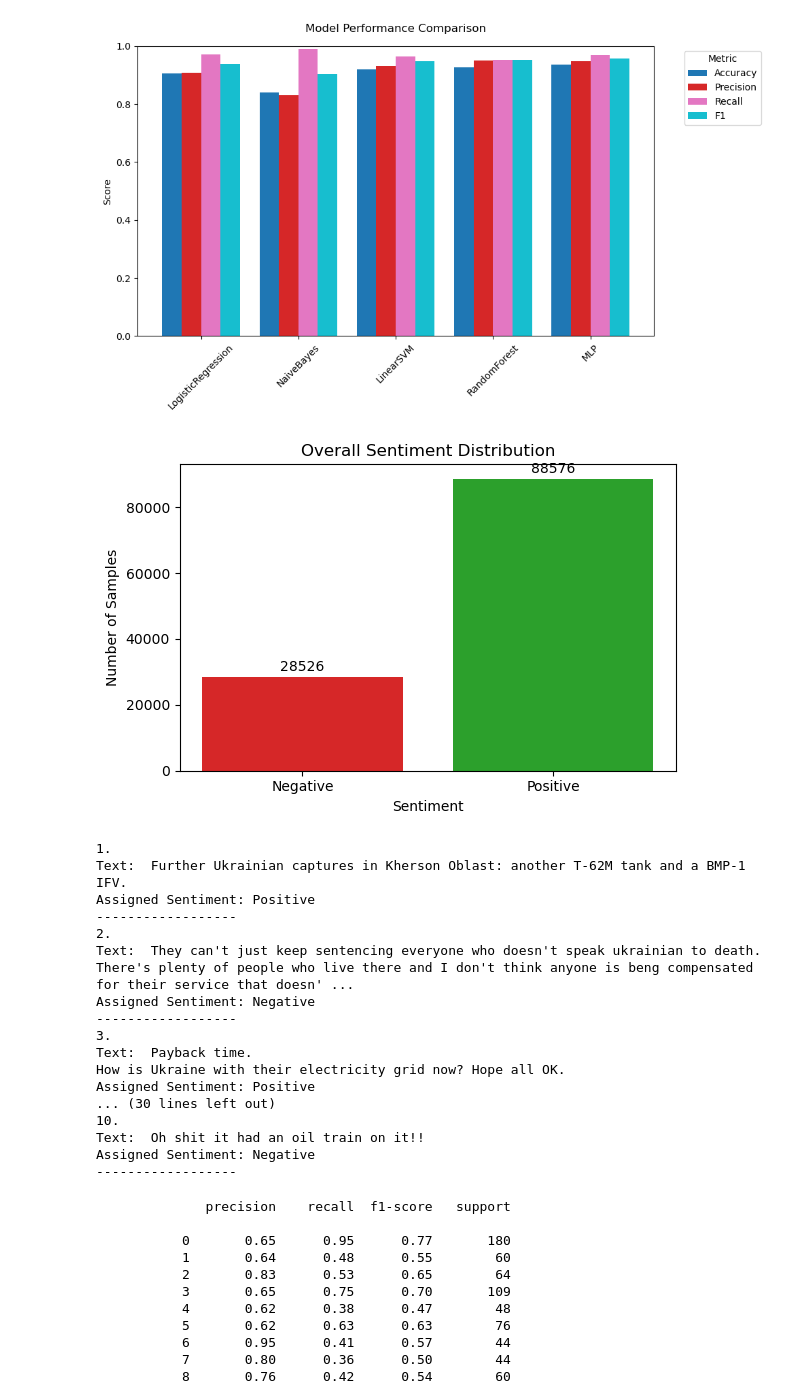
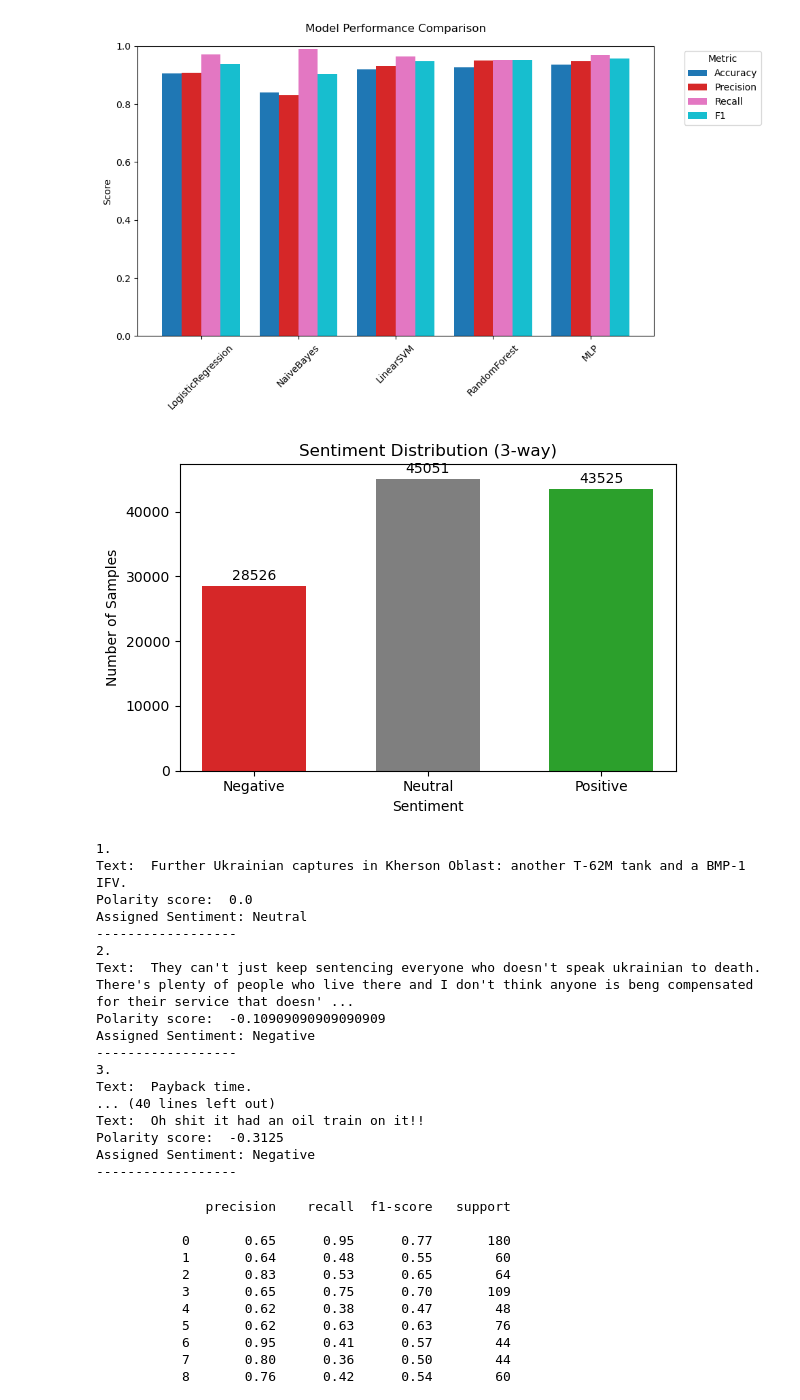
Before and after one commit to Samuelp0110/CS584_Final_Project, a Jupyter notebook: Final_Project_Code.ipynb, the cells around one changed output. Saved outputs shown, nothing was run; the diff lists cells and outputs as text; code cells hidden in the pictures.

```diff
--- a/Final_Project_Code.ipynb
+++ b/Final_Project_Code.ipynb
@@ -235,43 +235,58 @@ plt.show()
 [figure]
 # %%
 # ─────────────────────────────────────────────────────────────────────────────
-# PLOT SENTIMENT DISTRIBUTION
+# 1) REBUILD A THREE‐WAY SENTIMENT LABEL
+# ─────────────────────────────────────────────────────────────────────────────
+def three_way_sentiment(p):
+    if p < 0:
+        return 'Negative'
+    elif p > 0:
+        return 'Positive'
+    else:
+        return 'Neutral'
+
+# assume you already have a `polarity` column from TextBlob (or similar)
+data['sentiment_3way'] = data['polarity'].apply(three_way_sentiment)
+
+# ─────────────────────────────────────────────────────────────────────────────
+# 2) PLOT 3‐WAY SENTIMENT DISTRIBUTION
 # ─────────────────────────────────────────────────────────────────────────────
 import matplotlib.pyplot as plt
 
-# Count how many of each sentiment
-sent_counts = data['sentiment'].value_counts().sort_index()
+# count & reorder to Negative / Neutral / Positive
+sent3_counts = data['sentiment_3way'].value_counts().reindex(
+    ['Negative','Neutral','Positive']
+)
 
-# If you want percentages instead of raw counts, uncomment:
-# sent_counts = data['sentiment'].value_counts(normalize=True).sort_index()
-
-# Plot
 fig, ax = plt.subplots(figsize=(6,4))
 bars = ax.bar(
-    ['Negative','Positive'],      # x‐labels
-    sent_counts.values,           # heights
-    color=['#d62728','#2ca02c']   # red for negative, green for positive
+    sent3_counts.index,           # ['Negative','Neutral','Positive']
+    sent3_counts.values,
+    color=['#d62728','#7f7f7f','#2ca02c'],  # red / gray / green
+    width=0.6
 )
 
-# Annotate bar values on top
+# annotate
 for bar in bars:
     h = bar.get_height()
     ax.text(
         bar.get_x() + bar.get_width()/2,
-        h + (sent_counts.max()*0.01),
-        f'{int(h)}',
+        h + sent3_counts.max()*0.01,
+        f'{h}',
         ha='center',
         va='bottom'
     )
 
 ax.set_xlabel('Sentiment')
-ax.set_ylabel('Number of Samples')   # or 'Percentage of Samples' if using normalize=True
-ax.set_title('Overall Sentiment Distribution')
+ax.set_ylabel('Number of Samples')
+ax.set_title('Sentiment Distribution (3‐way)')
 plt.tight_layout()
 plt.show()
 # %% [output]
-[figure, old version]
+[figure, new version]
 # %%
+import numpy as np
+
 # reproducible sampling
 np.random.seed(42)
 sample_num = 10
@@ -281,27 +296,35 @@ indices = np.random.choice(data.index, sample_num, replace=False)
 
 for i, idx in enumerate(indices, 1):
     txt = data.loc[idx, 'text']
-    lbl = 'Positive' if data.loc[idx, 'sentiment'] == 1 else 'Negative'
+    pol = data.loc[idx, 'polarity']
+    if pol > 0:
+        lbl = 'Positive'
+    elif pol < 0:
+        lbl = 'Negative'
+    else:
+        lbl = 'Neutral'
+
     print(f"{i}.")
     print("Text: ", txt)
+    print("Polarity score: ", pol)
     print("Assigned Sentiment:", lbl)
     print("------------------")
 # %% [output]
 1.
 Text:  Further Ukrainian captures in Kherson Oblast: another T-62M tank and a BMP-1 IFV.
-Assigned Sentiment: Positive
+Polarity score:  0.0
+Assigned Sentiment: Neutral
 ------------------
 2.
 Text:  They can't just keep sentencing everyone who doesn't speak ukrainian to death. There's plenty of people who live there and I don't think anyone is beng compensated for their service that doesn' ...
+Polarity score:  -0.10909090909090909
 Assigned Sentiment: Negative
 ------------------
 3.
 Text:  Payback time.
-How is Ukraine with their electricity grid now? Hope all OK.
-Assigned Sentiment: Positive
-... (30 lines left out)
-10.
+... (40 lines left out)
 Text:  Oh shit it had an oil train on it!!
+Polarity score:  -0.3125
 Assigned Sentiment: Negative
 ------------------
 # %%
```
Also changed, not shown: parts of 1 cell of this notebook.
